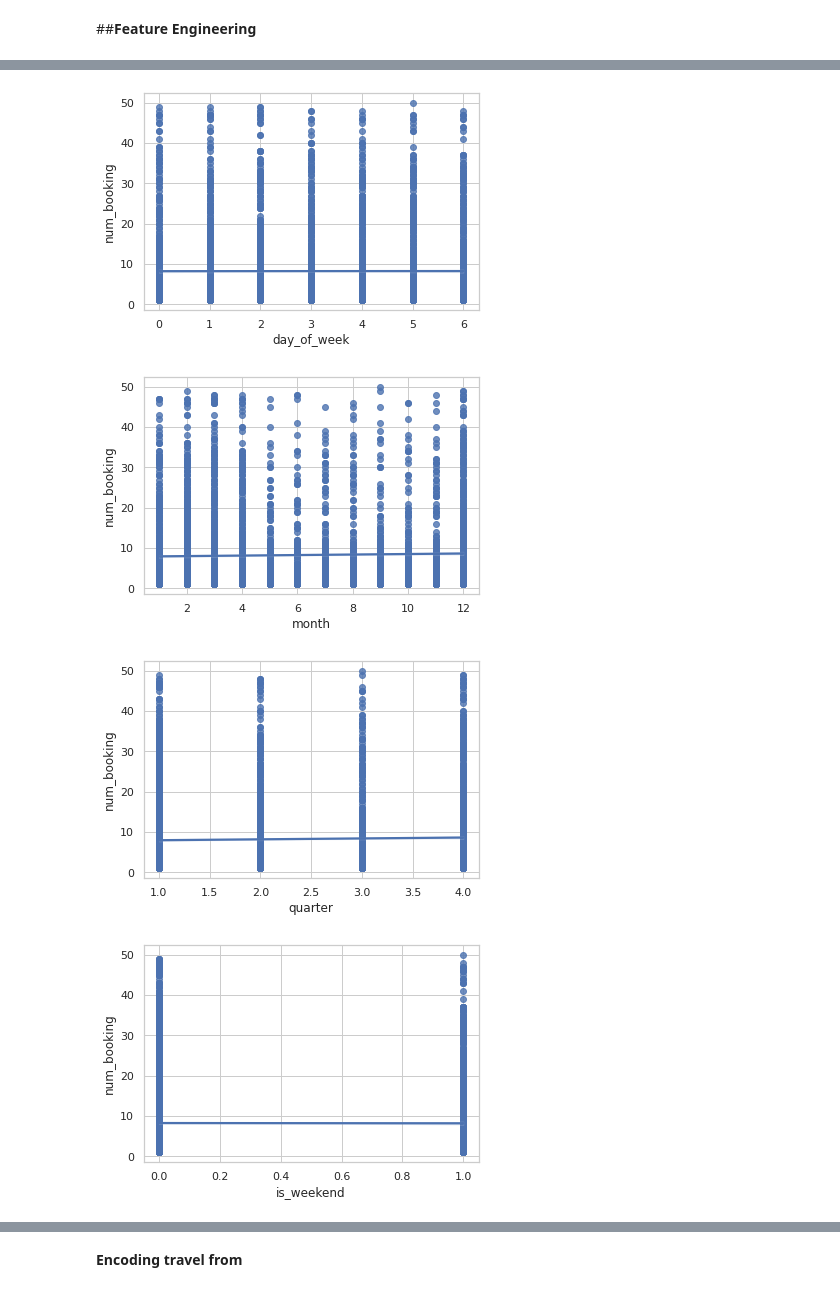
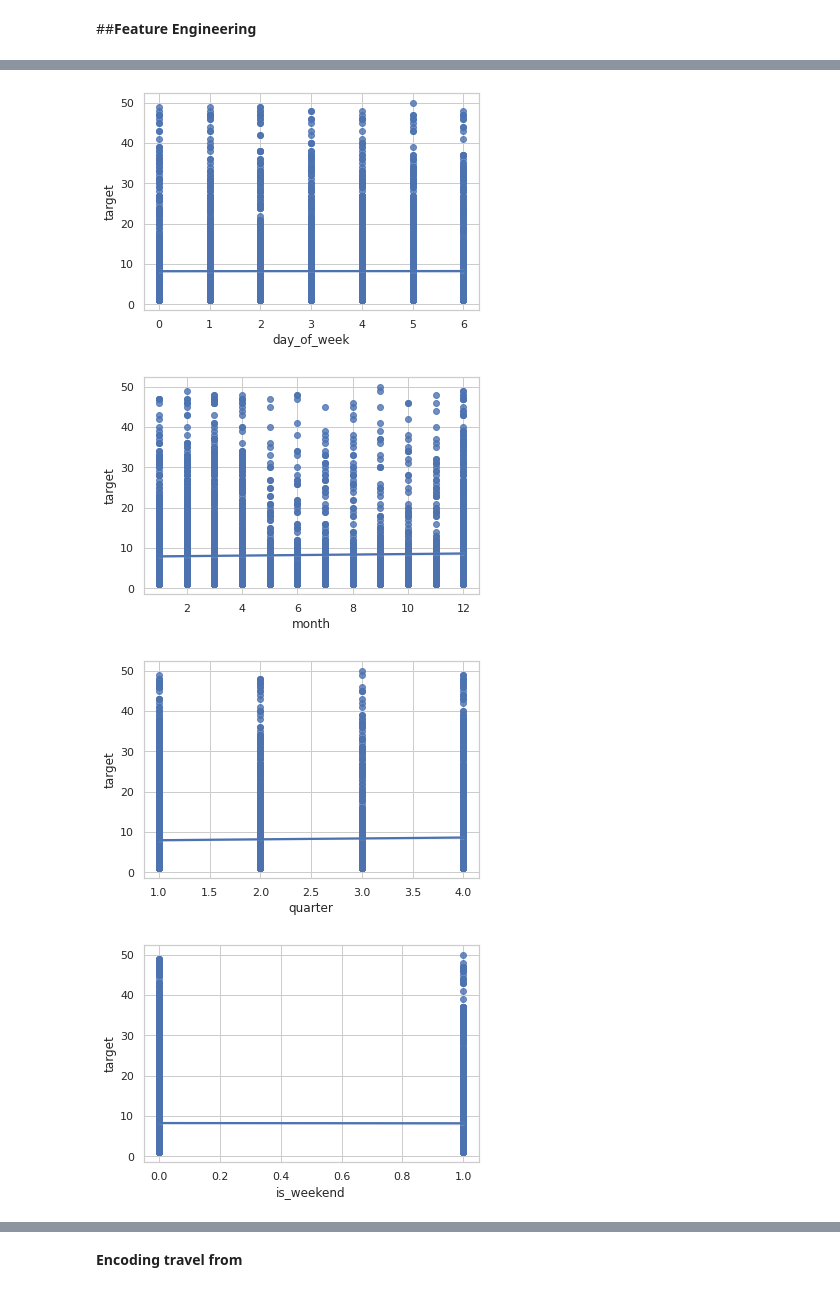
Before and after one commit to sudeep-009/Transport-Demand-Prediction-Regression-Capstone-Project, a Jupyter notebook: Copy_of_Demand_Prediction_for_Public_Transport_Capstone_Project.ipynb, the cells around one changed output, grey strips where cells are left out. Cells and saved outputs as stored; diff of their text form; code cells hidden in the pictures.

```diff
--- a/Copy_of_Demand_Prediction_for_Public_Transport_Capstone_Project.ipynb
+++ b/Copy_of_Demand_Prediction_for_Public_Transport_Capstone_Project.ipynb
@@ -263,7 +264,7 @@ As **payment_method**,**travel_to** and **max_capacity** will not play any role
 # %%
 transform_df = transport_df.groupby(['ride_id','travel_from','travel_date','travel_time','car_type']).agg({"seat_number": "count"}).reset_index()
 # %%
-transform_df.rename(columns={'seat_number': 'num_booking'},inplace=True)
+transform_df.rename(columns={'seat_number': 'target'},inplace=True)
 # %%
 transform_df.head()
 # %% [output]
@@ -344,0 +353,3 @@ transform_df['boarding_time(hr)'] = transform_df['travel_time'].apply(lambda x:
+# %%
+#New feature known as boarding period which could be formed with the help of boarding time
+transform_df['boarding period'] = transform_df['boarding_time(hr)'].apply(lambda x: 'Morning' if (5<x<=11) else('AfterNoon' if (11<x<=17) else('Evening' if (17<x<=23) else 'Night')))
@@ -353,0 +375,5 @@ transform_df.head()
+# %%
+distance = {'Migori': 370 , 'Keroka': 280, 'Homa Bay':360, 'Kisii':305.1, 'Keumbu':295, 'Rongo':332,
+'Kijauri':271, 'Oyugis':330.6, 'Awendo':351, 'Sirare':392, 'Nyachenge':326, 'Kehancha': 387.7,
+'Kendu Bay':347, 'Sori':399, 'Rodi':348, 'Mbita':401, 'Ndhiwa': 371}
+transform_df["travel_from_distance"]=transform_df.travel_from.map(distance)
@@ -354,12 +387,12 @@ transform_df.head()
 # %%
 #TIME FEATURES
-time_features = ['day_of_week','month','quarter','is_weekend','boarding_time(hr)']
+time_features = ['day_of_week','month','quarter','is_weekend','boarding_time(hr)','day_of_month']
 # %%
 for i in time_features:
-  sns.regplot(x=transform_df[i],y=transform_df['num_booking'])
+  sns.regplot(x=transform_df[i],y=transform_df['target'])
   plt.show()
 # %% [output]
-[figure, old version]
+[figure, new version]
-[figure, old version]
+[figure, new version]
-[figure, old version]
+[figure, new version]
-[figure, old version]
+[figure, new version]
```
Also changed, not shown: parts of 75 cells of this notebook.
